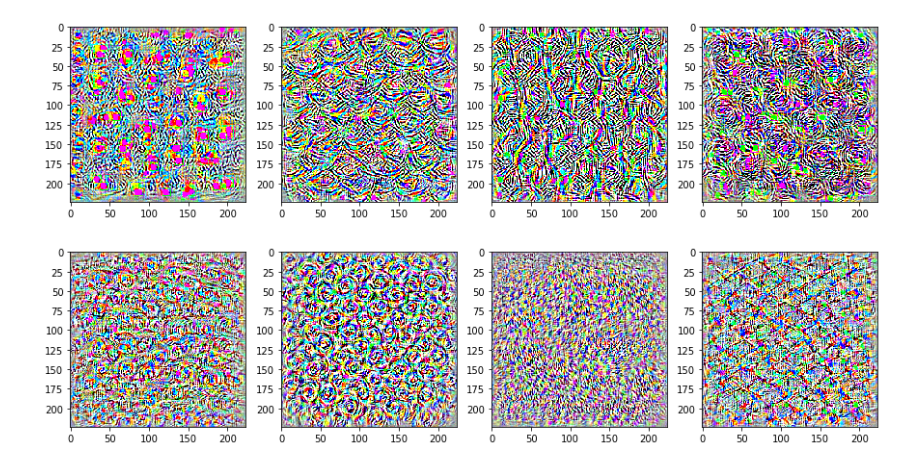
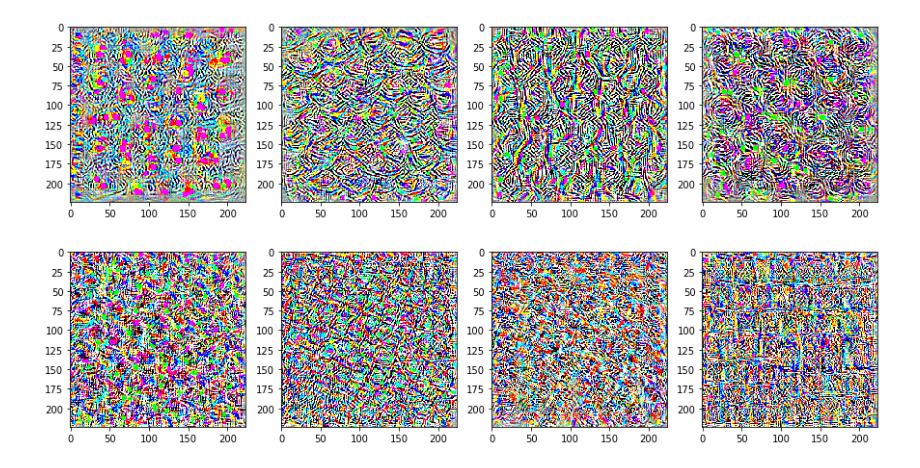
Before and after one commit to Ishitori/mxnet_tutorials, a Jupyter notebook: visualize_cnn/VisualizeLayers.ipynb, the cells around one changed output. Saved outputs shown, nothing was run; the diff lists cells and outputs as text; code cells hidden in the pictures.

```diff
--- a/visualize_cnn/VisualizeLayers.ipynb
+++ b/visualize_cnn/VisualizeLayers.ipynb
@@ -160,6 +160,6 @@ show_images(visualize_random_channels('alexnet0_conv2d2', 384, 3))
 # %% [output]
 [figure]
 # %%
-show_images(visualize_random_channels('alexnet0_conv2d3', 256, 1))
+show_images(visualize_random_channels('alexnet0_conv2d4', 256, 3))
 # %% [output]
-[figure, old version]
+[figure, new version]
```
Also changed, not shown: parts of 1 cell of this notebook.
